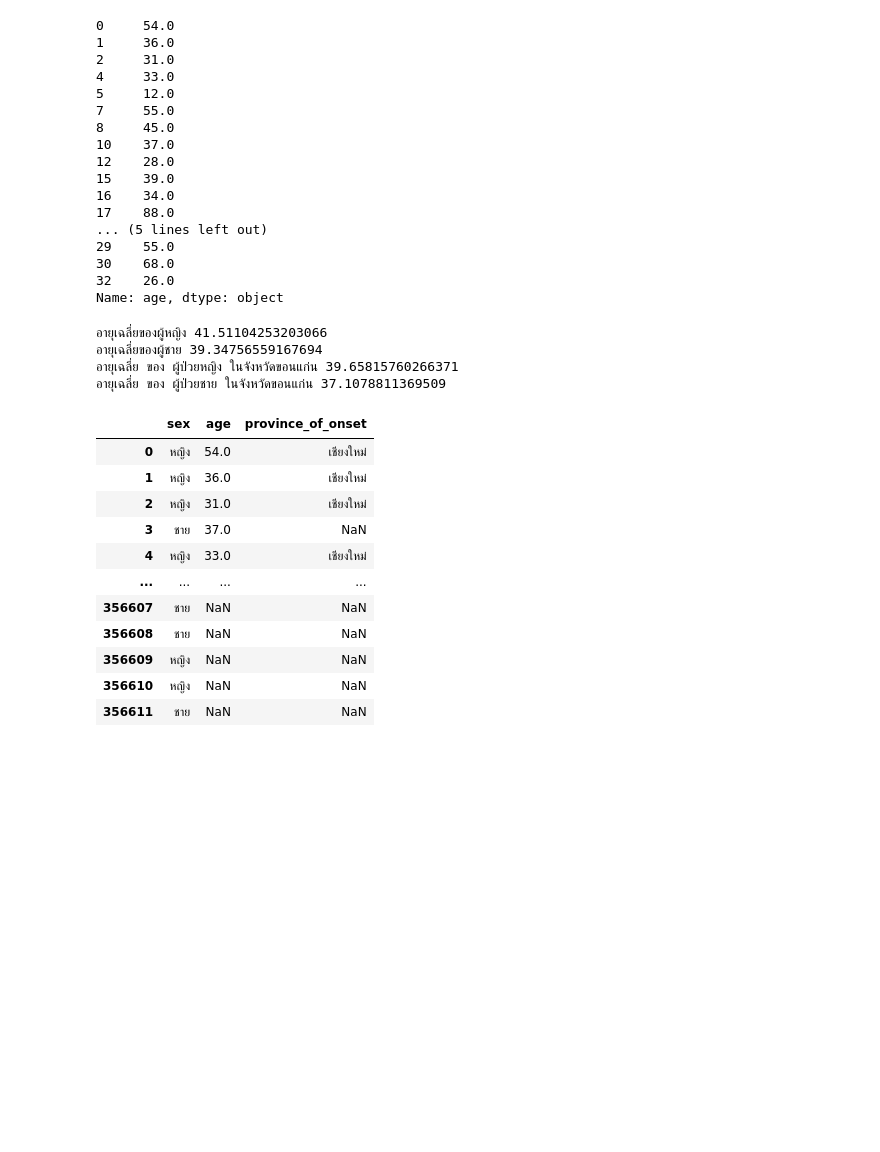
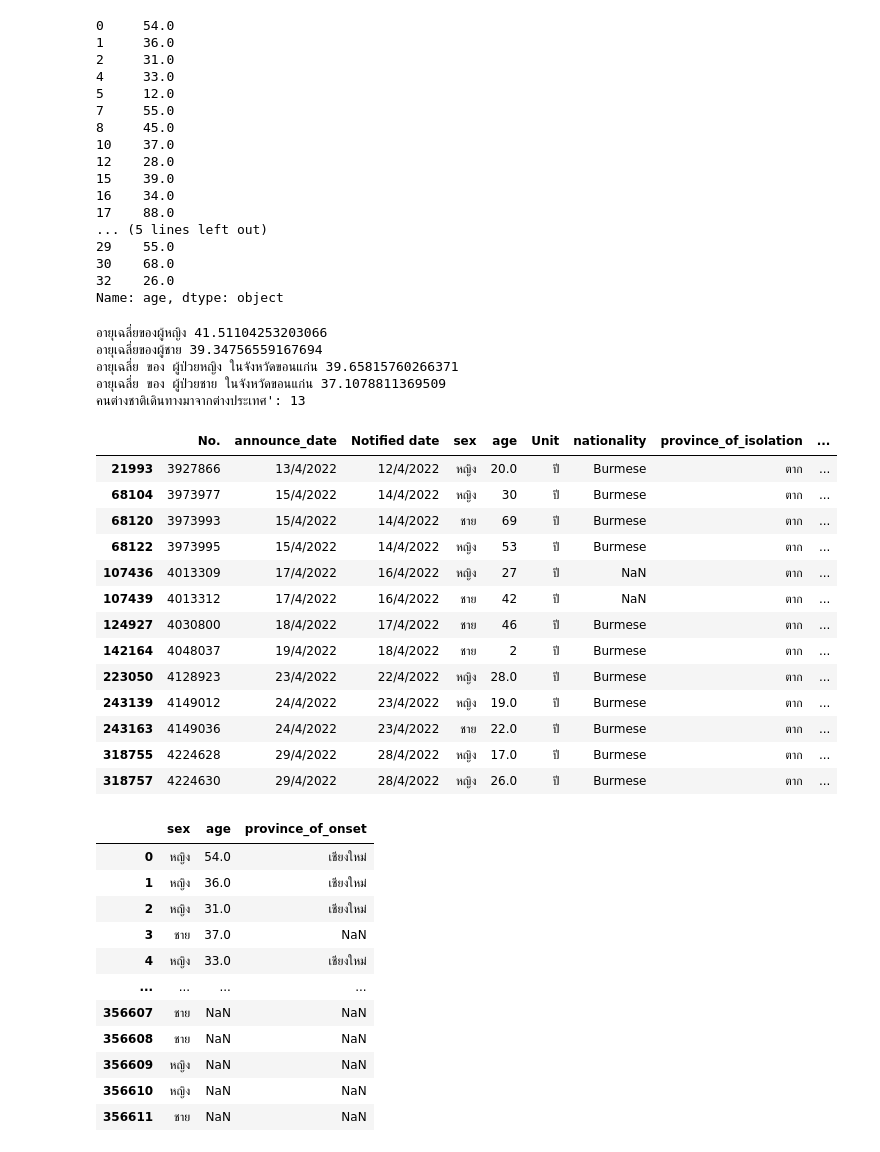
Before and after one commit to bunyanutn-droid/PythonDataViz, a Jupyter notebook: สำเนาของ_Pandas_101.ipynb, the cells around one changed output. Drawn from its saved outputs; the diff is of its cells as text; code cells hidden in the pictures; blank space fills up the shorter version.

```diff
--- a/สำเนาของ_Pandas_101.ipynb
+++ b/สำเนาของ_Pandas_101.ipynb
@@ -465,11 +465,33 @@ for a in male_KK['age']:
             N_male_kk += 1
 
 print(f'อายุเฉลี่ย ของ ผู้ป่วยชาย ในจังหวัดขอนแก่น {sum_male_kk/N_male_kk}')
+#-------------------------------------------------------------------------------------------
+
+non_thai_patients_count = data_covid[data_covid['risk'] == 'คนต่างชาติเดินทางมาจากต่างประเทศ'].shape[0]
+print(f"คนต่างชาติเดินทางมาจากต่างประเทศ': {non_thai_patients_count}")
 # %% [output]
 อายุเฉลี่ยของผู้หญิง 41.51104253203066
 อายุเฉลี่ยของผู้ชาย 39.34756559167694
 อายุเฉลี่ย ของ ผู้ป่วยหญิง ในจังหวัดขอนแก่น 39.65815760266371
 อายุเฉลี่ย ของ ผู้ป่วยชาย ในจังหวัดขอนแก่น 37.1078811369509
+คนต่างชาติเดินทางมาจากต่างประเทศ': 13
+# %%
+data_covid[data_covid['risk'] == 'คนต่างชาติเดินทางมาจากต่างประเทศ']
+# %% [output]
+|  | No. | announce_date | Notified date | sex | age | Unit | nationality | province_of_isolation | ... |
+| 21993 | 3927866 | 13/4/2022 | 12/4/2022 | หญิง | 20.0 | ปี | Burmese | ตาก | ... |
+| 68104 | 3973977 | 15/4/2022 | 14/4/2022 | หญิง | 30 | ปี | Burmese | ตาก | ... |
+| 68120 | 3973993 | 15/4/2022 | 14/4/2022 | ชาย | 69 | ปี | Burmese | ตาก | ... |
+| 68122 | 3973995 | 15/4/2022 | 14/4/2022 | หญิง | 53 | ปี | Burmese | ตาก | ... |
+| 107436 | 4013309 | 17/4/2022 | 16/4/2022 | หญิง | 27 | ปี | NaN | ตาก | ... |
+| 107439 | 4013312 | 17/4/2022 | 16/4/2022 | ชาย | 42 | ปี | NaN | ตาก | ... |
+| 124927 | 4030800 | 18/4/2022 | 17/4/2022 | ชาย | 46 | ปี | Burmese | ตาก | ... |
+| 142164 | 4048037 | 19/4/2022 | 18/4/2022 | ชาย | 2 | ปี | Burmese | ตาก | ... |
+| 223050 | 4128923 | 23/4/2022 | 22/4/2022 | หญิง | 28.0 | ปี | Burmese | ตาก | ... |
+| 243139 | 4149012 | 24/4/2022 | 23/4/2022 | หญิง | 19.0 | ปี | Burmese | ตาก | ... |
+| 243163 | 4149036 | 24/4/2022 | 23/4/2022 | ชาย | 22.0 | ปี | Burmese | ตาก | ... |
+| 318755 | 4224628 | 29/4/2022 | 28/4/2022 | หญิง | 17.0 | ปี | Burmese | ตาก | ... |
+| 318757 | 4224630 | 29/4/2022 | 28/4/2022 | หญิง | 26.0 | ปี | Burmese | ตาก | ... |
 # %%
 this_data = data_covid[['sex','age','province_of_onset']]
 # %%
```
